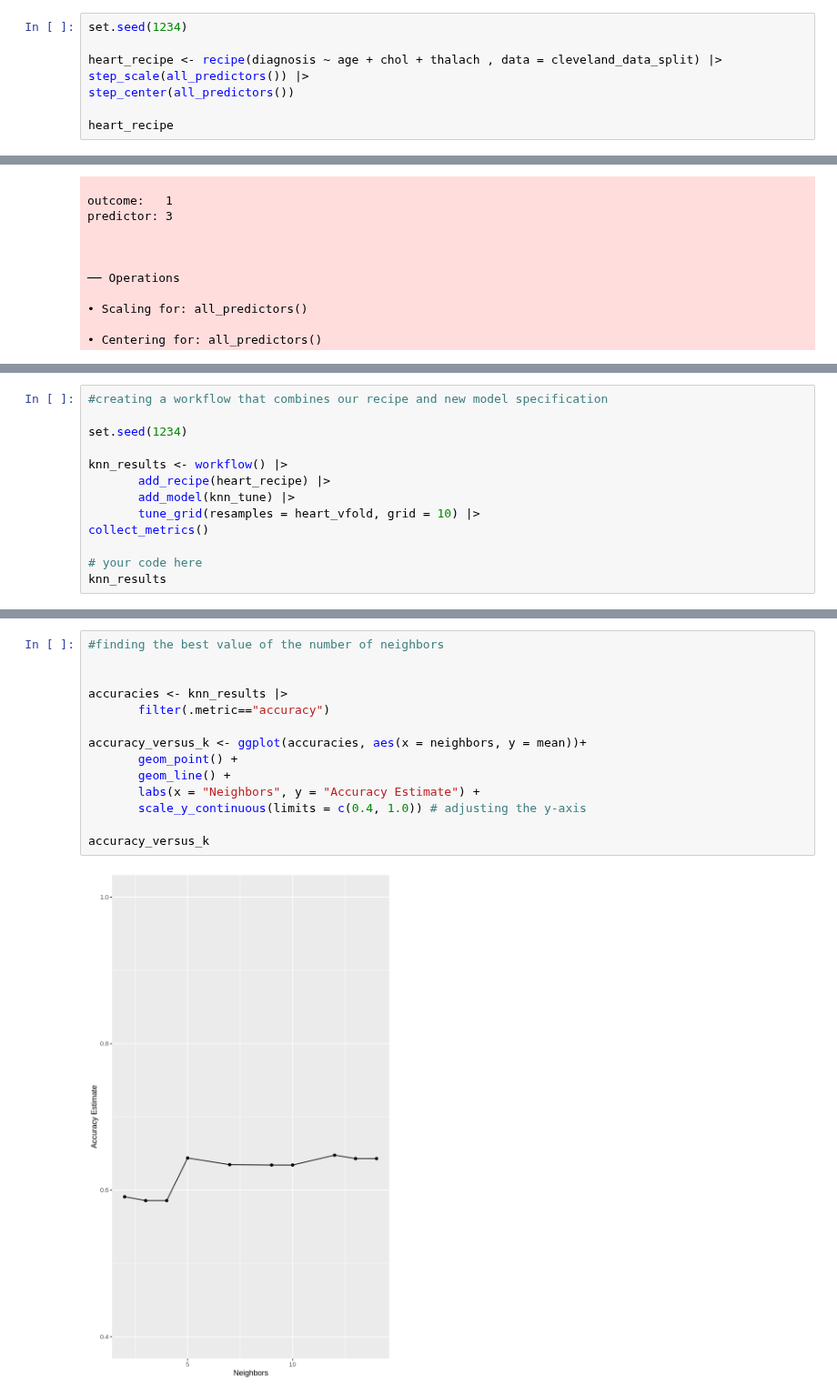
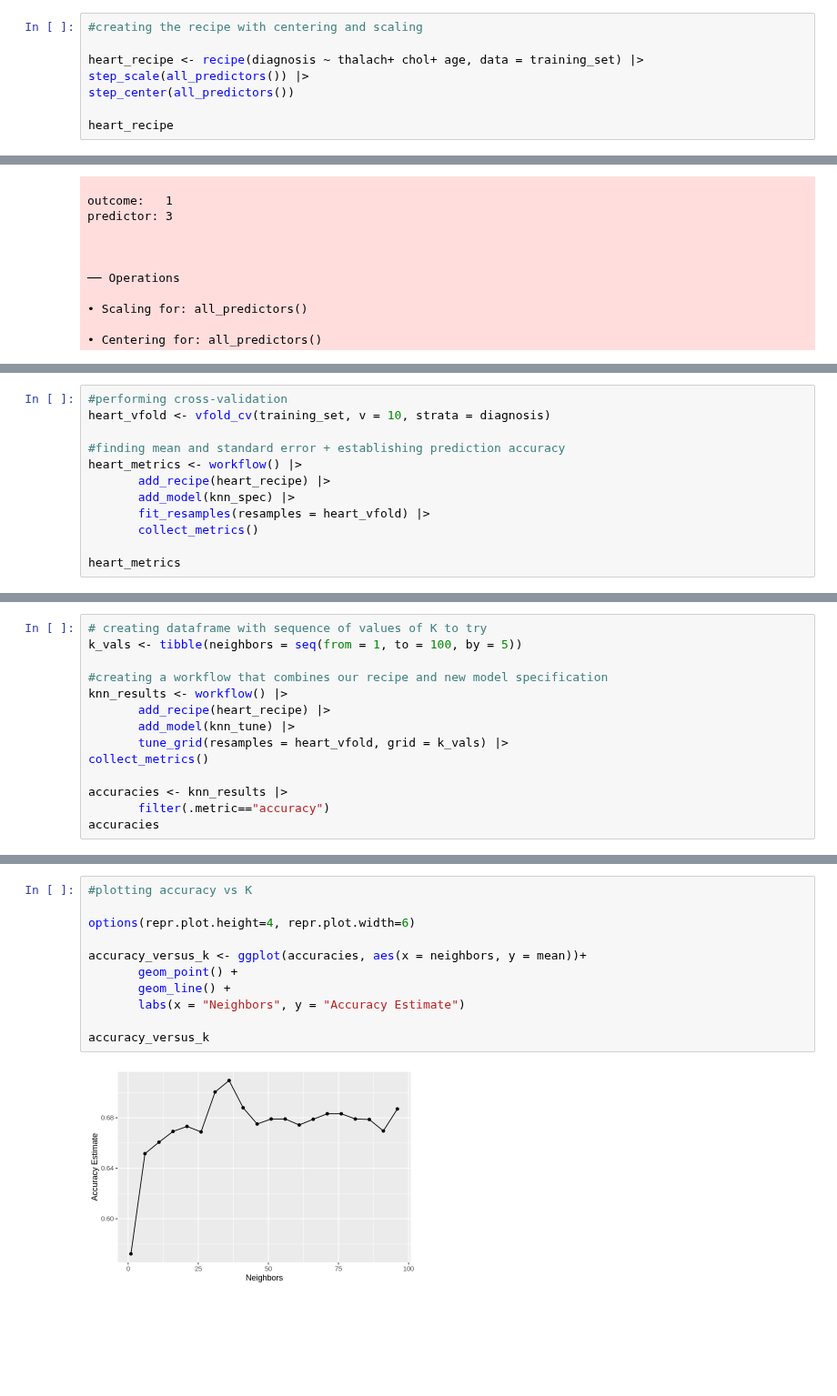
Before and after one commit to Nitro-87/Group-2-Project-Proposal, a Jupyter notebook: Project-Report.ipynb, the cells around one changed output, grey strips where cells are left out. Shown at 91% size. Drawn from its saved outputs; the diff is of its cells as text; blank space fills up the shorter version.

```diff
--- a/Project-Report.ipynb
+++ b/Project-Report.ipynb
@@ -268,7 +330,7 @@ To ensure all data observations are on a comparable scale and contribute equal s
 # %%
-set.seed(1234)
+#creating the recipe with centering and scaling
 
-heart_recipe <- recipe(diagnosis ~ age + chol + thalach , data = cleveland_data_split) |>
+heart_recipe <- recipe(diagnosis ~ thalach+ chol+ age, data = training_set) |>
 step_scale(all_predictors()) |>
 step_center(all_predictors())
 
@@ -312,0 +377,12 @@ Computational engine: kknn
+# %%
+#performing cross-validation
+heart_vfold <- vfold_cv(training_set, v = 10, strata = diagnosis)
+
+#finding mean and standard error + establishing prediction accuracy
+heart_metrics <- workflow() |>
+       add_recipe(heart_recipe) |>
+       add_model(knn_spec) |>
+       fit_resamples(resamples = heart_vfold) |>
+       collect_metrics()
+
+heart_metrics
@@ -313,16 +401,17 @@ Computational engine: kknn
 # %%
+# creating dataframe with sequence of values of K to try
+k_vals <- tibble(neighbors = seq(from = 1, to = 100, by = 5))
+
 #creating a workflow that combines our recipe and new model specification
-
-set.seed(1234)
-
 knn_results <- workflow() |>
        add_recipe(heart_recipe) |>
        add_model(knn_tune) |>
-       tune_grid(resamples = heart_vfold, grid = 10) |>
+       tune_grid(resamples = heart_vfold, grid = k_vals) |>
 collect_metrics()
 
-# your code here
-knn_results
+accuracies <- knn_results |>
+       filter(.metric=="accuracy")
+accuracies
 # %% [output]
 A tibble: 20 × 7
 | neighbors | .metric | .estimator | mean | n | std_err | .config |
@@ -341,16 +432,13 @@ A tibble: 20 × 7
 # %%
-#finding the best value of the number of neighbors
+#plotting accuracy vs K
 
-
-accuracies <- knn_results |>
-       filter(.metric=="accuracy")
+options(repr.plot.height=4, repr.plot.width=6)
 
 accuracy_versus_k <- ggplot(accuracies, aes(x = neighbors, y = mean))+
        geom_point() +
        geom_line() +
-       labs(x = "Neighbors", y = "Accuracy Estimate") +
-       scale_y_continuous(limits = c(0.4, 1.0)) # adjusting the y-axis
+       labs(x = "Neighbors", y = "Accuracy Estimate")
 
 accuracy_versus_k
 # %% [output]
-[figure, old version]
+[figure, new version]
```
Also changed, not shown: parts of 58 cells of this notebook.
